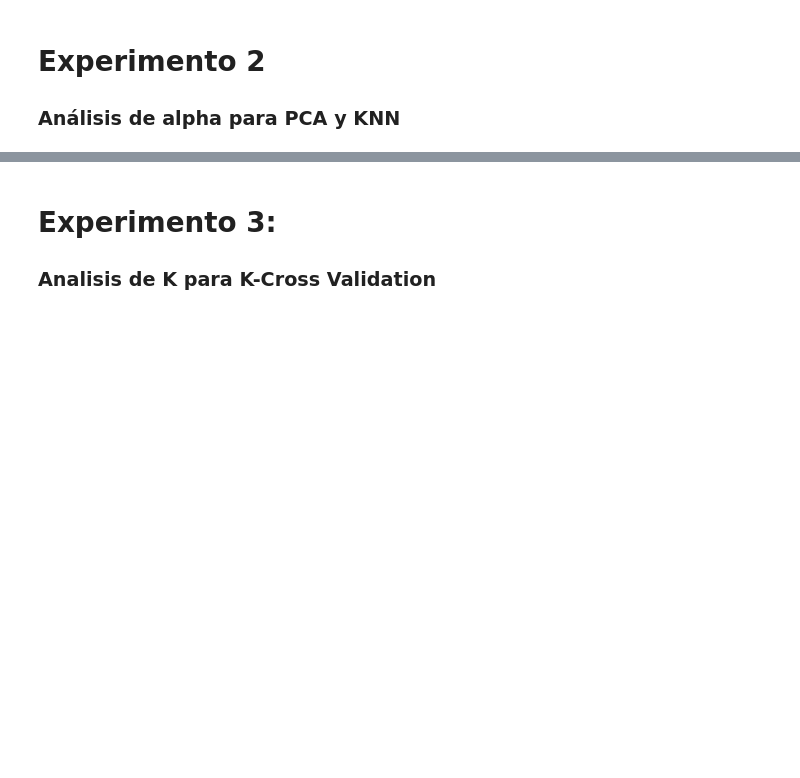
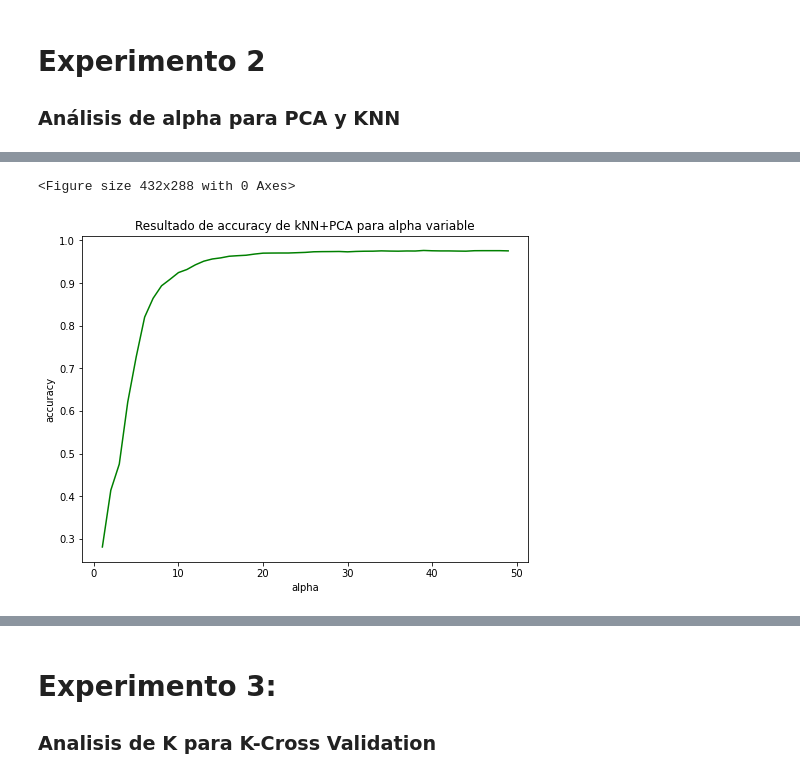
Before and after one commit to davidvenegasr/MetNum, a Jupyter notebook: tp2/notebooks/Experimentacion.ipynb, the cells around one changed output, grey strips where cells are left out. Cells and saved outputs as stored; diff of their text form; code cells hidden in the pictures; blank space fills up the shorter version.

```diff
--- a/tp2/notebooks/Experimentacion.ipynb
+++ b/tp2/notebooks/Experimentacion.ipynb
@@ -357,0 +350,19 @@ Wall time: 2h 3min 49s
+# %%
+# Graficos Exp2 ACCURACY
+df_tiempos_kNN = pd.read_csv("Exp2/resultado_exp2_kNN_PCA.csv")
+
+plt.figure()
+plt.figure(figsize=(8,6))
+gr = sns.lineplot(x = "alpha", y = "accuracy", data = df_tiempos_kNN, color = 'green')
+
+gr.set_title("Resultado de accuracy de kNN+PCA para alpha variable")
+gr.set_ylabel("accuracy")
+gr.set_xlabel("alpha")
+
+fig = gr.get_figure()
+name = "exp2_accuracy"
+
+fig.savefig(f"Exp2/{name}.png")
+# %% [output]
+<Figure size 432x288 with 0 Axes>
+[figure, added]
```
Also changed, not shown: parts of 13 cells of this notebook, 8 other files.
